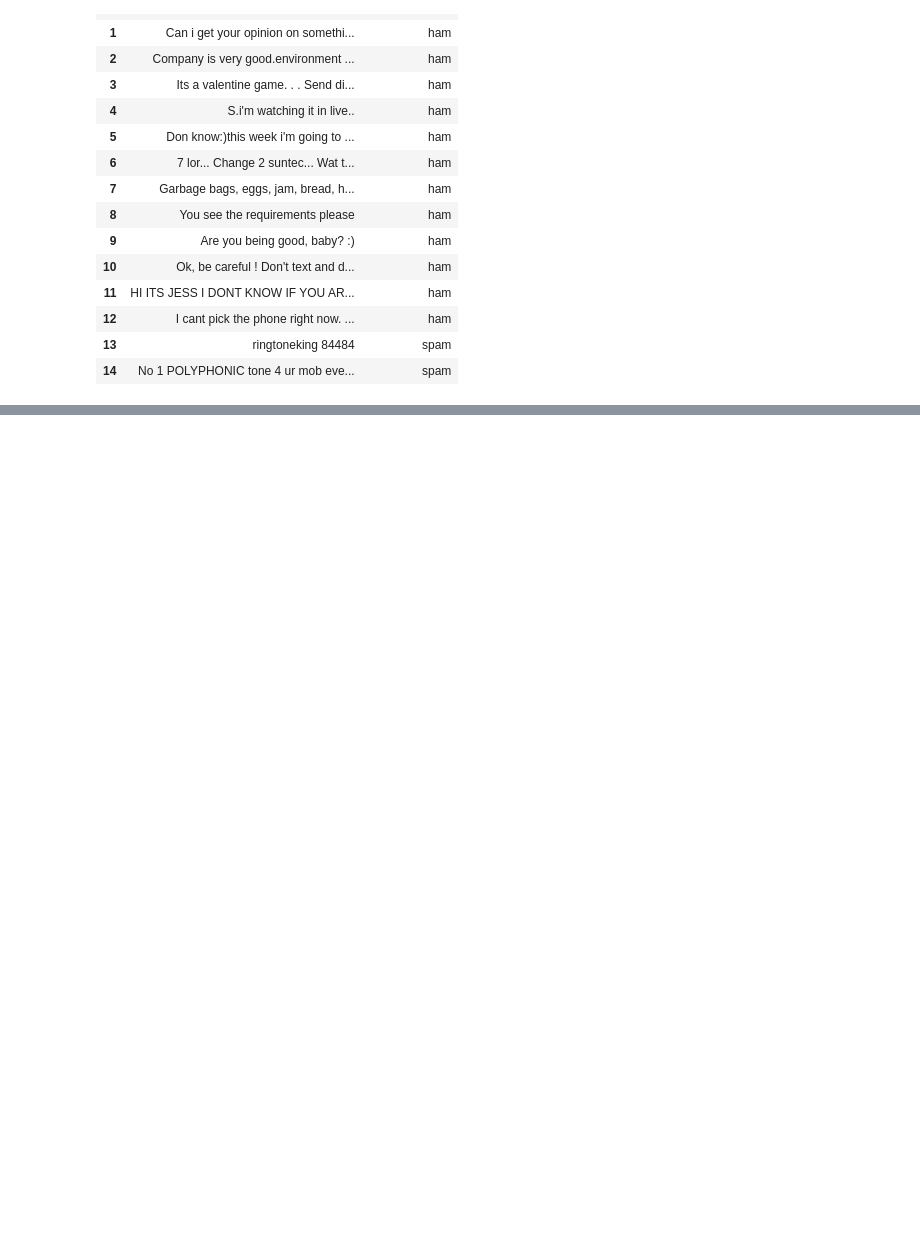
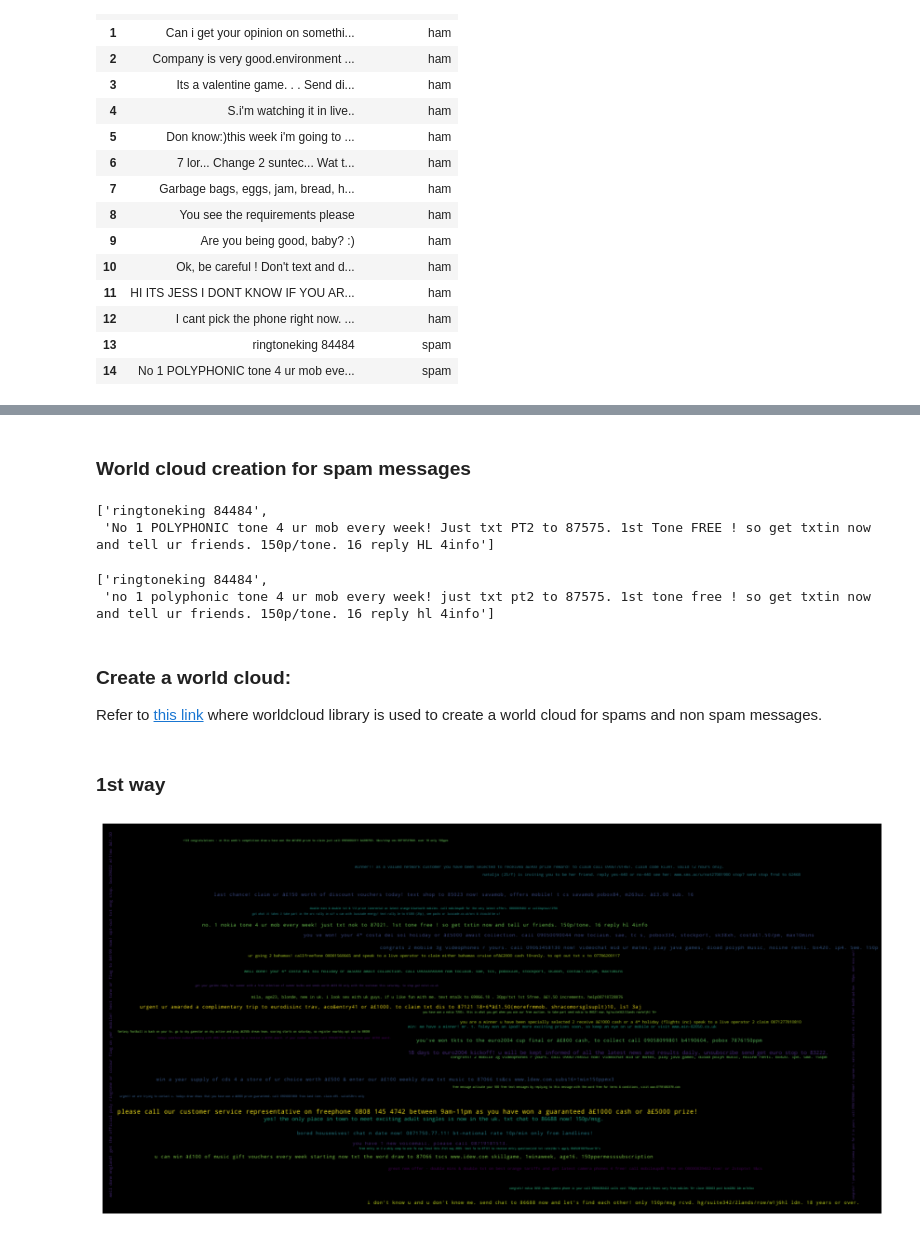
Before and after one commit to ErfanEbrahimiBazaz/spam_detection_with_nltk, a Jupyter notebook: spam detection.ipynb, the cells around one changed output, grey strips where cells are left out. Cells and saved outputs as stored; diff of their text form; code cells hidden in the pictures; blank space fills up the shorter version.

Commit message:
Implementing world cloud

```diff
--- a/spam detection.ipynb
+++ b/spam detection.ipynb
@@ -103,0 +112,3 @@ df_final[:15]
+# %%
+df_spam = df_final[df_final['message_type']=='spam']
+df_spam.head()
@@ -103,0 +132,16 @@ df_final[:15]
+# %% [markdown]
+### World cloud creation for spam messages
+# %%
+spam_list= df_spam['message'].tolist()
+# %%
+spam_list[:2]
+# %% [output]
+['ringtoneking 84484',
+ 'No 1 POLYPHONIC tone 4 ur mob every week! Just txt PT2 to 87575. 1st Tone FREE ! so get txtin now and tell ur friends. 150p/tone. 16 reply HL 4info']
+# %%
+filtered_spam = [spam.lower() for spam in spam_list]
+# %%
+filtered_spam[:2]
+# %% [output]
+['ringtoneking 84484',
+ 'no 1 polyphonic tone 4 ur mob every week! just txt pt2 to 87575. 1st tone free ! so get txtin now and tell ur friends. 150p/tone. 16 reply hl 4info']
@@ -103,0 +160,3 @@ df_final[:15]
+# %% [markdown]
+### Create a world cloud:
+Refer to [this link](https://stackoverflow.com/questions/45588724/generating-word-cloud-for-items-in-a-list-in-python) where worldcloud library is used to create a world cloud for spams and non spam messages.
@@ -103,0 +166,16 @@ df_final[:15]
+# %% [markdown]
+### 1st way
+# %%
+#convert it to dictionary with values and its occurences
+from collections import Counter
+word_could_dict=Counter(filtered_spam)
+wordcloud = WordCloud(width = 1000, height = 500).generate_from_frequencies(word_could_dict)
+
+plt.figure(figsize=(15,8))
+plt.imshow(wordcloud)
+plt.axis("off")
+plt.show()
+# plt.savefig('yourfile.png', bbox_inches='tight')
+plt.close()
+# %% [output]
+[figure, added]
```
Also changed, not shown: parts of 12 cells of this notebook.
